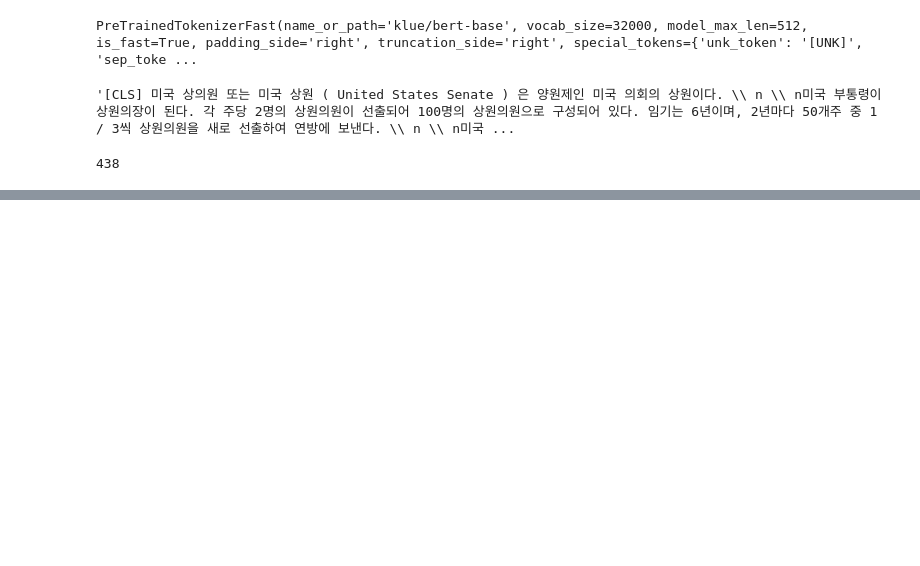
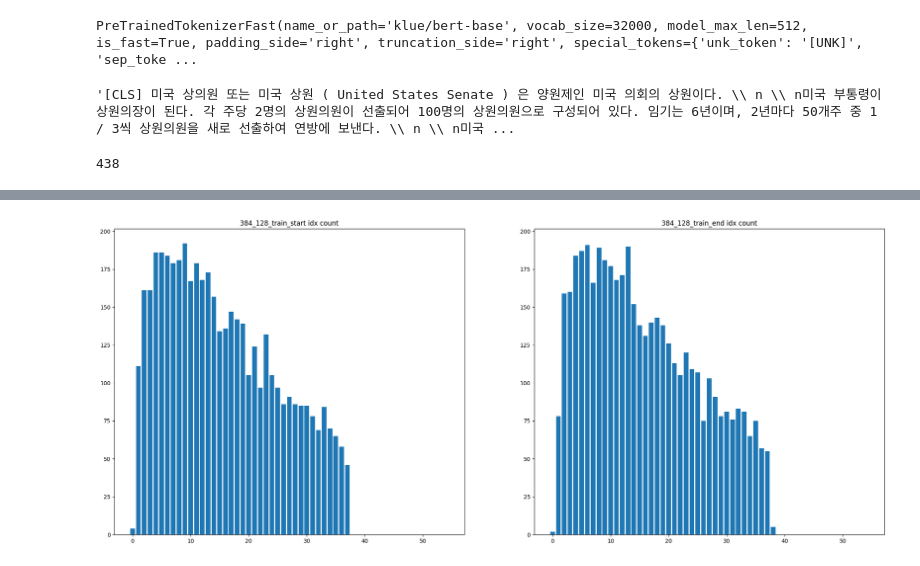
Before and after one commit to boostcampaitech4lv23nlp1/level2_mrc_nlp-level2-nlp-07, a Jupyter notebook: code/notebook/max_seq_len_search.ipynb, the cells around one changed output, grey strips where cells are left out. Drawn from its saved outputs; the diff is of its cells as text; code cells hidden in the pictures; blank space fills up the shorter version.

```diff
--- a/code/notebook/max_seq_len_search.ipynb
+++ b/code/notebook/max_seq_len_search.ipynb
@@ -94,0 +320,7 @@ val_max
+# %%
+train_dataset = load_from_disk('/opt/ml/input/data/train_dataset')
+column_names = train_dataset["train"].column_names
+
+question_column_name = "question" if "question" in column_names else column_names[0]
+context_column_name = "context" if "context" in column_names else column_names[1]
+answer_column_name = "answers" if "answers" in column_names else column_names[2]
@@ -94,0 +361,20 @@ val_max
+# %%
+preprocessed_train = pd.DataFrame(zip(train_dataset['train']['start_positions'],train_dataset['train']['end_positions']), columns=['start_idx','end_idx'])
+preprocessed_valid = pd.DataFrame(zip(train_dataset['validation']['start_positions'],train_dataset['validation']['end_positions']), columns=['start_idx','end_idx'])
+# %%
+start_count= []
+end_count= []
+for i in range(0,55):
+    start_count.append(len(preprocessed_train[(preprocessed_train['start_idx']>i*10)&(preprocessed_train['start_idx']<=(i+1)*10)]))
+    end_count.append(len(preprocessed_train[(preprocessed_train['end_idx']>i*10)&(preprocessed_train['end_idx']<=(i+1)*10)]))
+# %%
+fig = plt.figure(figsize=(25,10))
+ax1 = fig.add_subplot(121)
+ax2 = fig.add_subplot(122, sharey=ax1)
+ax1.bar(range(0,55),start_count)
+ax2.bar(range(0,55),end_count)
+ax1.set_title('384_128_train_start idx count')
+ax2.set_title('384_128_train_end idx count')
+plt.show()
+# %% [output]
+[figure, added]
```
Also changed, not shown: parts of 44 cells of this notebook.
